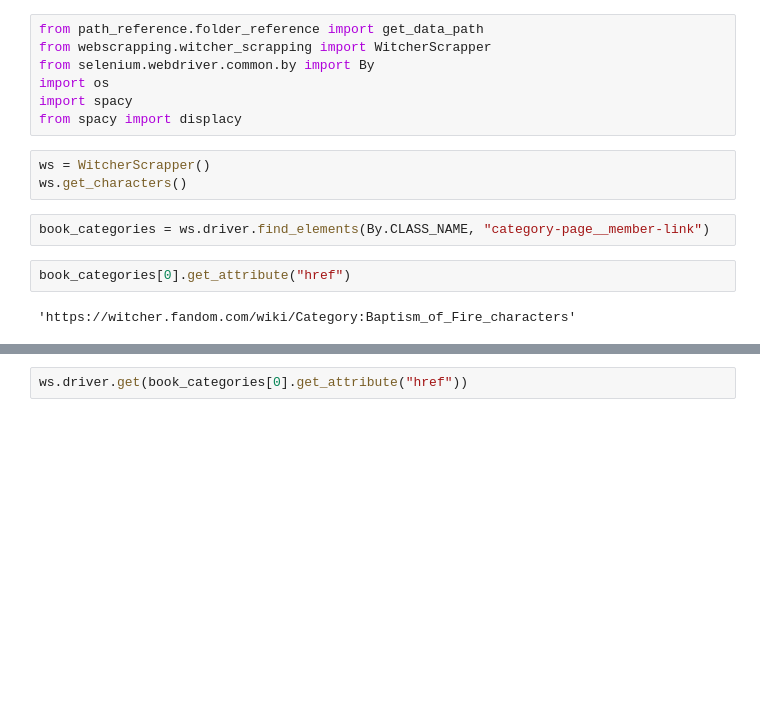
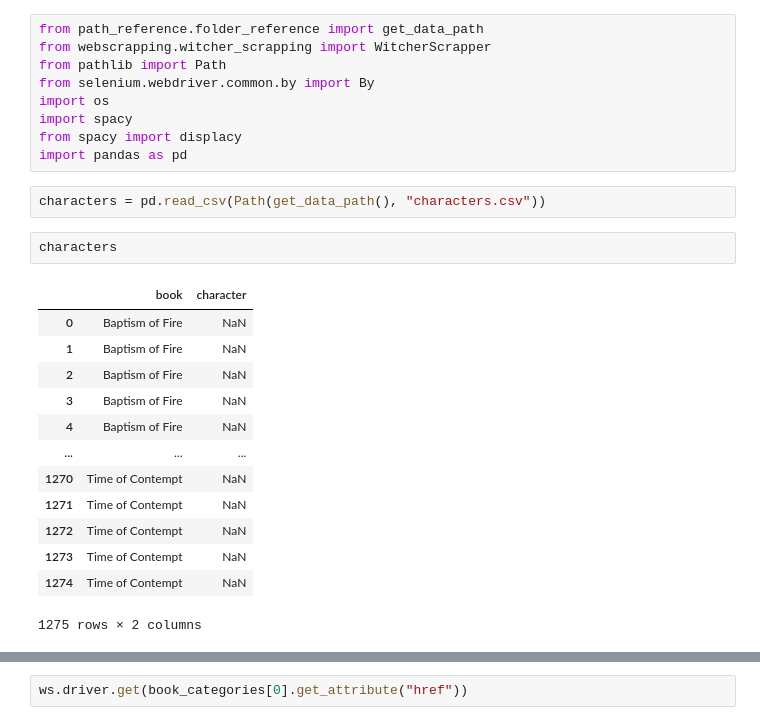
Before and after one commit to mateusb12/WitcherAnalysis, a Jupyter notebook: processing/relationships.ipynb, the cells around one changed output, grey strips where cells are left out. Saved outputs shown, nothing was run; the diff lists cells and outputs as text; blank space fills up the shorter version.

```diff
--- a/processing/relationships.ipynb
+++ b/processing/relationships.ipynb
@@ -1,16 +1,27 @@
 # %%
 from path_reference.folder_reference import get_data_path
 from webscrapping.witcher_scrapping import WitcherScrapper
+from pathlib import Path
 from selenium.webdriver.common.by import By
 import os
 import spacy
 from spacy import displacy
+import pandas as pd
-# %%
-ws = WitcherScrapper()
-ws.get_characters()
-# %%
-book_categories = ws.driver.find_elements(By.CLASS_NAME, "category-page__member-link")
-# %%
-book_categories[0].get_attribute("href")
-# %% [output]
-'https://witcher.fandom.com/wiki/Category:Baptism_of_Fire_characters'
+# %%
+characters = pd.read_csv(Path(get_data_path(), "characters.csv"))
+# %%
+characters
+# %% [output]
+|  | book | character |
+| 0 | Baptism of Fire | NaN |
+| 1 | Baptism of Fire | NaN |
+| 2 | Baptism of Fire | NaN |
+| 3 | Baptism of Fire | NaN |
+| 4 | Baptism of Fire | NaN |
+| ... | ... | ... |
+| 1270 | Time of Contempt | NaN |
+| 1271 | Time of Contempt | NaN |
+| 1272 | Time of Contempt | NaN |
+| 1273 | Time of Contempt | NaN |
+| 1274 | Time of Contempt | NaN |
+1275 rows × 2 columns
```
Also changed, not shown: parts of 1 cell of this notebook, 2 other files.
